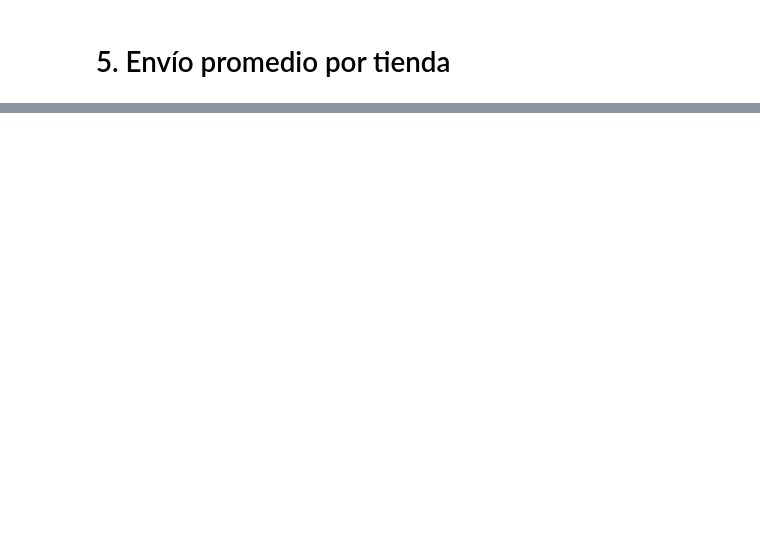
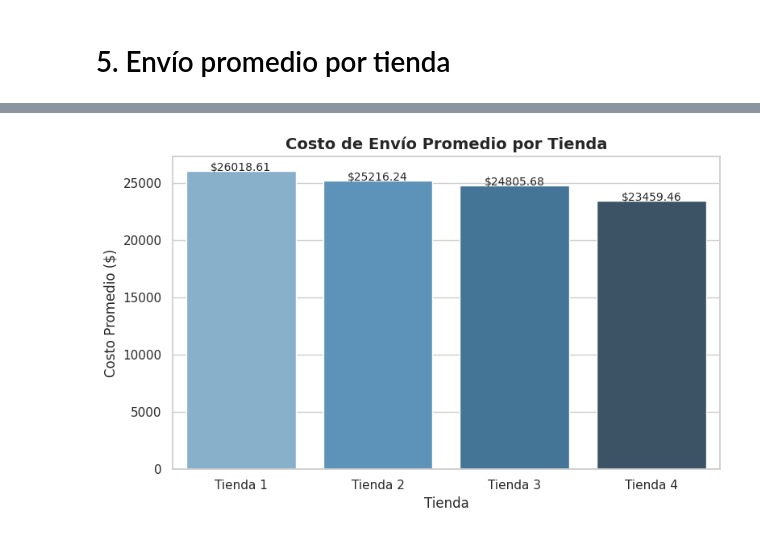
Before and after one commit to admachindev/Challenge-stores, a Jupyter notebook: AluraStoreLatam.ipynb, the cells around one changed output, grey strips where cells are left out. Saved outputs shown, nothing was run; the diff lists cells and outputs as text; code cells hidden in the pictures; blank space fills up the shorter version.

```diff
--- a/AluraStoreLatam.ipynb
+++ b/AluraStoreLatam.ipynb
@@ -76,0 +242,85 @@ Los ingresos entre las tiendas 2 y 3 son relativamente parejos con solo $18.323.
+# %%
+import pandas as pd
+import matplotlib.pyplot as plt
+import seaborn as sns
+
+# Activar estilo de seaborn
+sns.set(style="whitegrid", palette="pastel")
+
+# Cargar los datos
+url1 = "https://raw.githubusercontent.com/alura-es-cursos/challenge1-data-science-latam/refs/heads/main/base-de-datos-challenge1-latam/tienda_1%20.csv"
+url2 = "https://raw.githubusercontent.com/alura-es-cursos/challenge1-data-science-latam/refs/heads/main/base-de-datos-challenge1-latam/tienda_2.csv"
+url3 = "https://raw.githubusercontent.com/alura-es-cursos/challenge1-data-science-latam/refs/heads/main/base-de-datos-challenge1-latam/tienda_3.csv"
+url4 = "https://raw.githubusercontent.com/alura-es-cursos/challenge1-data-science-latam/refs/heads/main/base-de-datos-challenge1-latam/tienda_4.csv"
+
+tienda1 = pd.read_csv(url1)
+tienda2 = pd.read_csv(url2)
+tienda3 = pd.read_csv(url3)
+tienda4 = pd.read_csv(url4)
+
+# Costo de envío promedio
+costos_envio = {
+    "Tienda 1": tienda1["Costo de envío"].mean(),
+    "Tienda 2": tienda2["Costo de envío"].mean(),
+    "Tienda 3": tienda3["Costo de envío"].mean(),
+    "Tienda 4": tienda4["Costo de envío"].mean()
+}
+
+# Producto más vendido por tienda
+producto_mas_vendido = {
+    "Tienda 1": tienda1["Producto"].value_counts().idxmax(),
+    "Tienda 2": tienda2["Producto"].value_counts().idxmax(),
+    "Tienda 3": tienda3["Producto"].value_counts().idxmax(),
+    "Tienda 4": tienda4["Producto"].value_counts().idxmax()
+}
+
+producto_ventas = {
+    "Tienda 1": tienda1["Producto"].value_counts().max(),
+    "Tienda 2": tienda2["Producto"].value_counts().max(),
+    "Tienda 3": tienda3["Producto"].value_counts().max(),
+    "Tienda 4": tienda4["Producto"].value_counts().max()
+}
+
+# Calificaciones promedio por tienda
+calificaciones = {
+    "Tienda 1": tienda1["Calificación"].mean(),
+    "Tienda 2": tienda2["Calificación"].mean(),
+    "Tienda 3": tienda3["Calificación"].mean(),
+    "Tienda 4": tienda4["Calificación"].mean()
+}
+
+# Gráfico 1: Costo de envío promedio
+plt.figure(figsize=(8, 5))
+sns.barplot(x=list(costos_envio.keys()), y=list(costos_envio.values()), palette="Blues_d")
+plt.title("Costo de Envío Promedio por Tienda", fontsize=14, weight='bold')
+plt.ylabel("Costo Promedio ($)")
+plt.xlabel("Tienda")
+for i, valor in enumerate(costos_envio.values()):
+    plt.text(i, valor + 0.1, f"${valor:.2f}", ha='center', fontsize=10)
+plt.tight_layout()
+plt.show()
+
+# Gráfico 2: Producto más vendido por tienda
+plt.figure(figsize=(8, 5))
+sns.barplot(x=list(producto_mas_vendido.keys()), y=list(producto_ventas.values()), palette="Greens_d")
+plt.title("Producto Más Vendido por Tienda", fontsize=14, weight='bold')
+plt.ylabel("Cantidad de Ventas")
+plt.xlabel("Tienda")
+for i, valor in enumerate(producto_ventas.values()):
+    producto = list(producto_mas_vendido.values())[i]
+    plt.text(i, valor + 5, f"{producto}\n({valor})", ha='center', fontsize=9)
+plt.tight_layout()
+plt.show()
+
+# Gráfico 3: Calificación promedio
+plt.figure(figsize=(8, 5))
+sns.barplot(x=list(calificaciones.keys()), y=list(calificaciones.values()), palette="Oranges_d")
+plt.title("Calificación Promedio por Tienda", fontsize=14, weight='bold')
+plt.ylabel("Calificación (1 a 5)")
+plt.xlabel("Tienda")
+plt.ylim(3.9, 4.1)
+for i, valor in enumerate(calificaciones.values()):
+    plt.text(i, valor + 0.005, f"{valor:.2f}", ha='center', fontsize=10)
+plt.tight_layout()
+plt.show()
+# %% [output]
@@ -76,0 +330 @@ Los ingresos entre las tiendas 2 y 3 son relativamente parejos con solo $18.323.
+[figure, added]
```
Also changed, not shown: parts of 17 cells of this notebook.
